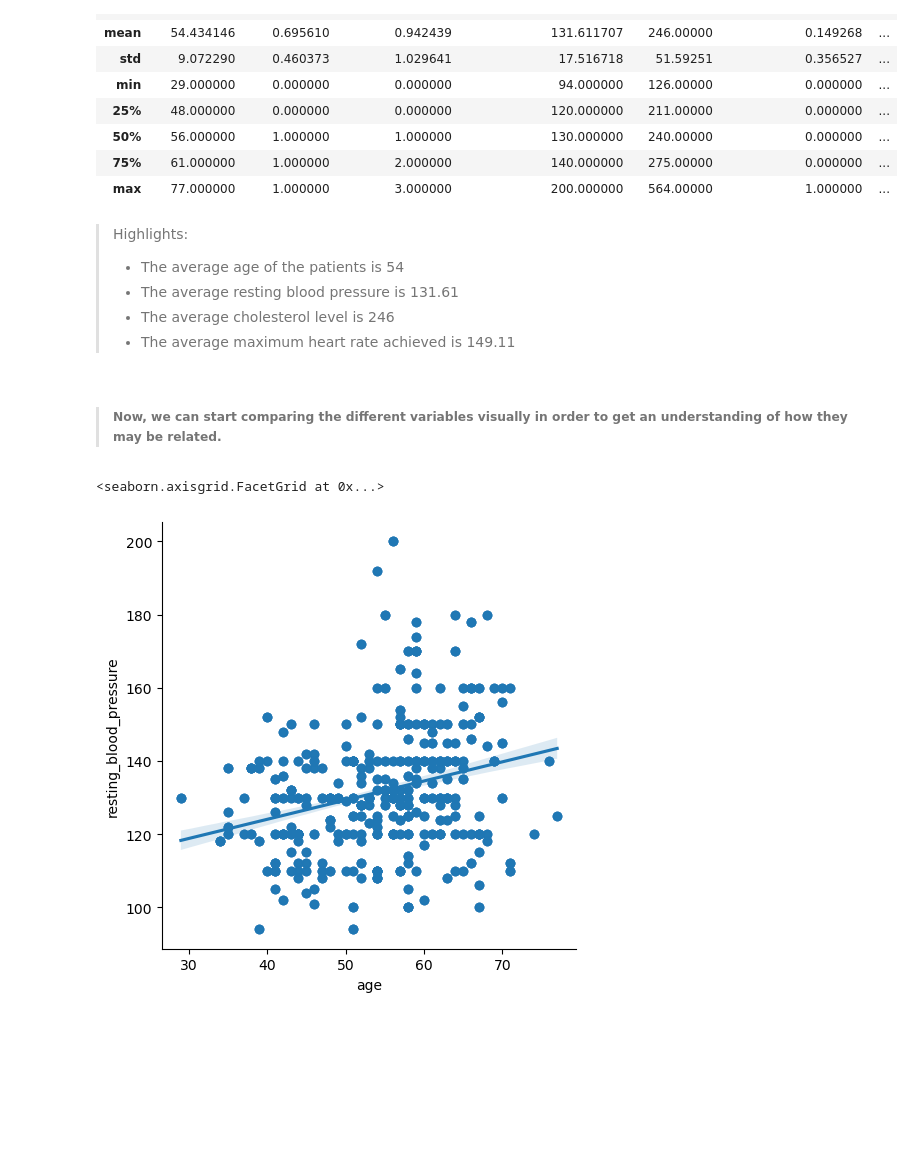
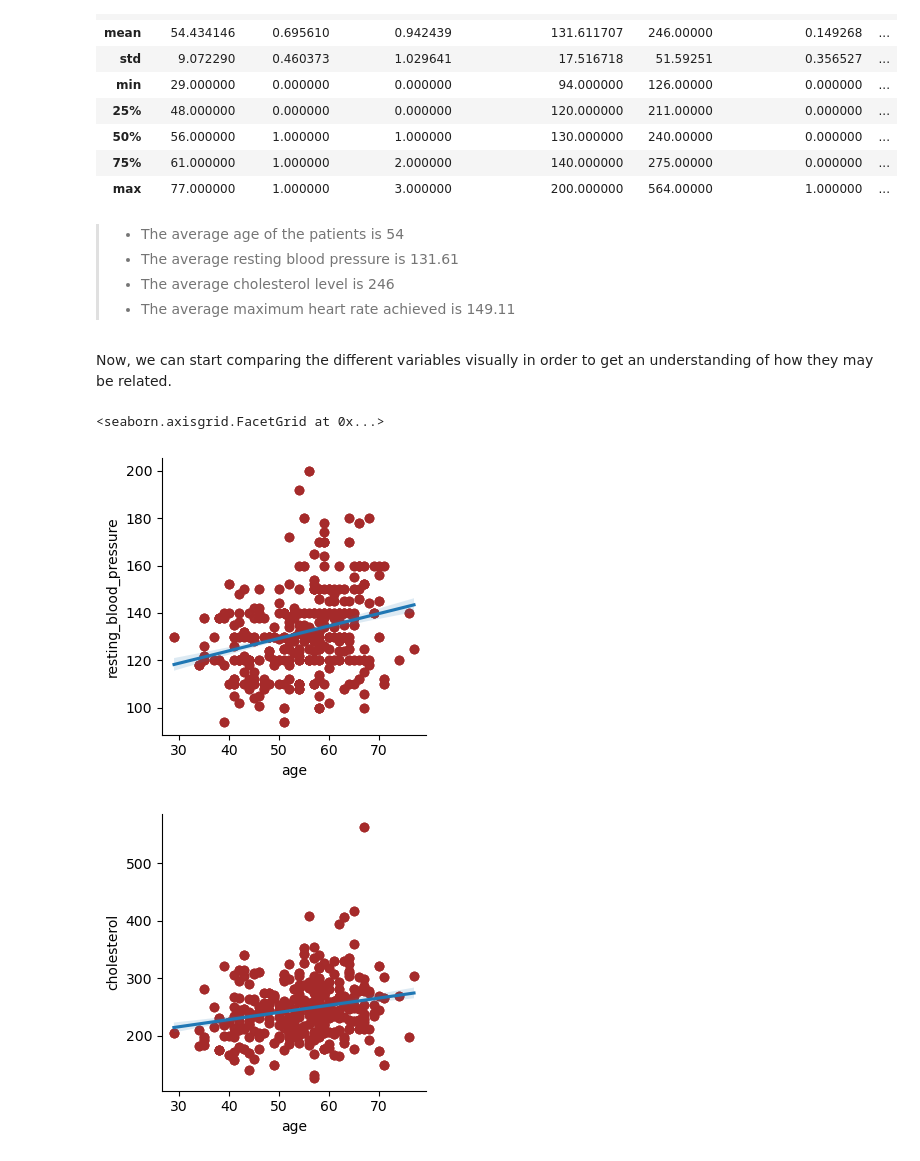
Before and after one commit to naregp/PUBH1142, a Jupyter notebook: Project.ipynb, the cells around one changed output. Cells and saved outputs as stored; diff of their text form; code cells hidden in the pictures; blank space fills up the shorter version.

```diff
--- a/Project.ipynb
+++ b/Project.ipynb
@@ -105,16 +105,19 @@ df.describe()
 | 75% | 61.000000 | 1.000000 | 2.000000 | 140.000000 | 275.00000 | 0.000000 | ... |
 | max | 77.000000 | 1.000000 | 3.000000 | 200.000000 | 564.00000 | 1.000000 | ... |
 # %% [markdown]
->Highlights:
 >* The average age of the patients is 54
 >* The average resting blood pressure is 131.61
 >* The average cholesterol level is 246
 >* The average maximum heart rate achieved is 149.11
 # %% [markdown]
->##### Now, we can start comparing the different variables visually in order to get an understanding of how they may be related.
+Now, we can start comparing the different variables visually in order to get an understanding of how they may be related.
 # %%
-# make a graph comparing age on the x-axis and resting blood pressure on the y-axis and add a line of best fit
-sns.lmplot(x='age', y='resting_blood_pressure', data=df)
+# make a graph comparing age on the x-axis and resting blood pressure on the y-axis and add a line of best fit.
+sns.lmplot(x='age', y='resting_blood_pressure', data=df, height=3.5, aspect=1, scatter_kws={'color':'brown'})
+
+# make a graph comparing age on the x-axis and cholesterol on the y-axis and add a line of best fit.
+sns.lmplot(x='age', y='cholesterol', data=df, height=3.5, aspect=1, scatter_kws={'color':'brown'})
 # %% [output]
 <seaborn.axisgrid.FacetGrid at 0x...>
-[figure, old version]
+[figure, new version]
+[figure, added]
```
Also changed, not shown: parts of 9 cells of this notebook.
